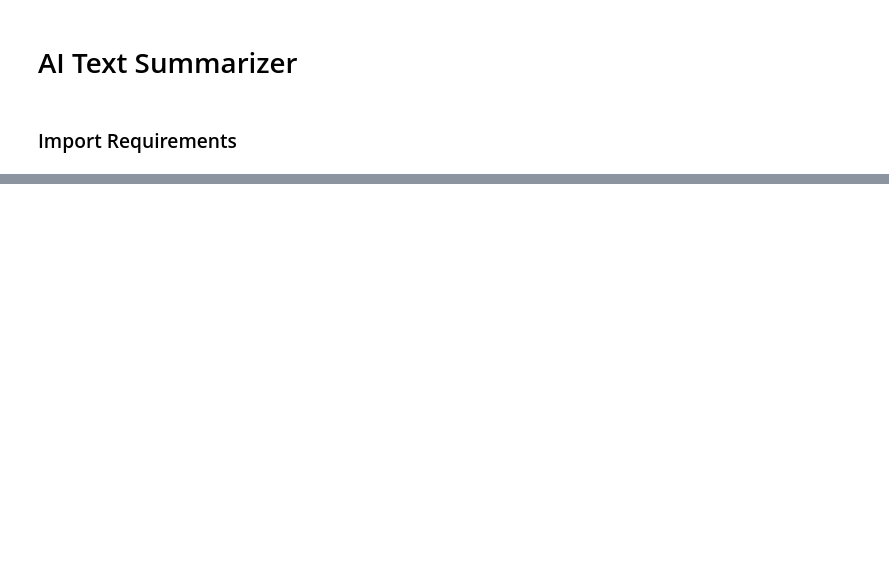
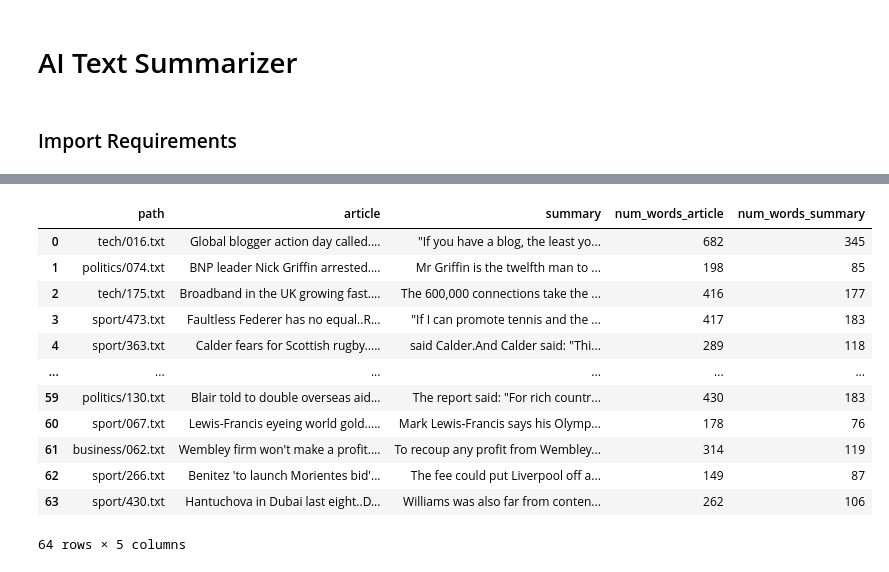
Before and after one commit to bernicelau430/ai-text-summarizer, a Jupyter notebook: text-summarizer.ipynb, the cells around one changed output, grey strips where cells are left out. Drawn from its saved outputs; the diff is of its cells as text; code cells hidden in the pictures; blank space fills up the shorter version.

Commit message:
added majority of the base code, have to debug the trainer

```diff
--- a/text-summarizer.ipynb
+++ b/text-summarizer.ipynb
@@ -118,0 +388,22 @@ executing.executing.NotOneValueFound: Expected one value, found 0
+# %%
+# preparing the data by training 0.03% of the dataset
+
+# deleting some columns and shuffling the rows
+
+new_df.drop(columns=["num_words_article","num_words_summary","path"])
+new_df = new_df.sample(frac = 0.03)
+new_df.reset_index(drop=True, inplace=False)
+# %% [output]
+|  | path | article | summary | num_words_article | num_words_summary |
+| 0 | tech/016.txt | Global blogger action day called.... | "If you have a blog, the least yo... | 682 | 345 |
+| 1 | politics/074.txt | BNP leader Nick Griffin arrested.... | Mr Griffin is the twelfth man to ... | 198 | 85 |
+| 2 | tech/175.txt | Broadband in the UK growing fast.... | The 600,000 connections take the ... | 416 | 177 |
+| 3 | sport/473.txt | Faultless Federer has no equal..R... | "If I can promote tennis and the ... | 417 | 183 |
+| 4 | sport/363.txt | Calder fears for Scottish rugby..... | said Calder.And Calder said: "Thi... | 289 | 118 |
+| ... | ... | ... | ... | ... | ... |
+| 59 | politics/130.txt | Blair told to double overseas aid... | The report said: "For rich countr... | 430 | 183 |
+| 60 | sport/067.txt | Lewis-Francis eyeing world gold..... | Mark Lewis-Francis says his Olymp... | 178 | 76 |
+| 61 | business/062.txt | Wembley firm won't make a profit.... | To recoup any profit from Wembley... | 314 | 119 |
+| 62 | sport/266.txt | Benitez 'to launch Morientes bid'... | The fee could put Liverpool off a... | 149 | 87 |
+| 63 | sport/430.txt | Hantuchova in Dubai last eight..D... | Williams was also far from conten... | 262 | 106 |
+64 rows × 5 columns
```
Also changed, not shown: parts of 26 cells of this notebook.
